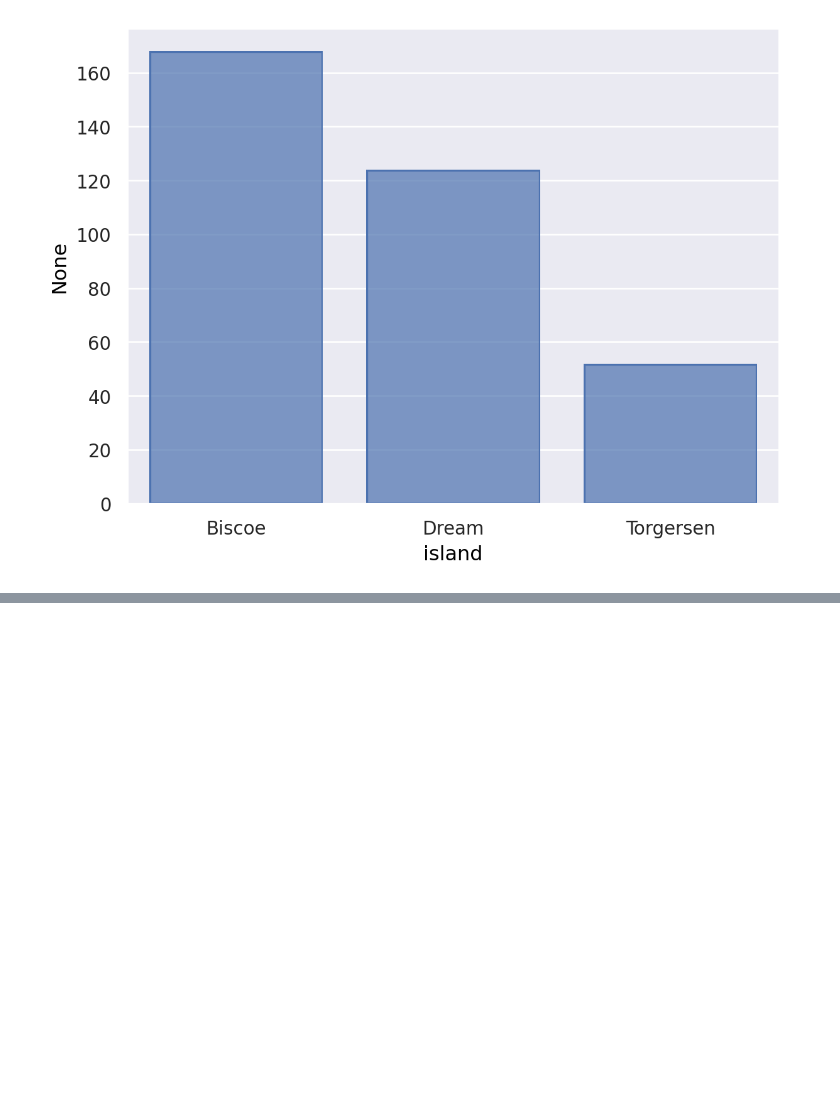
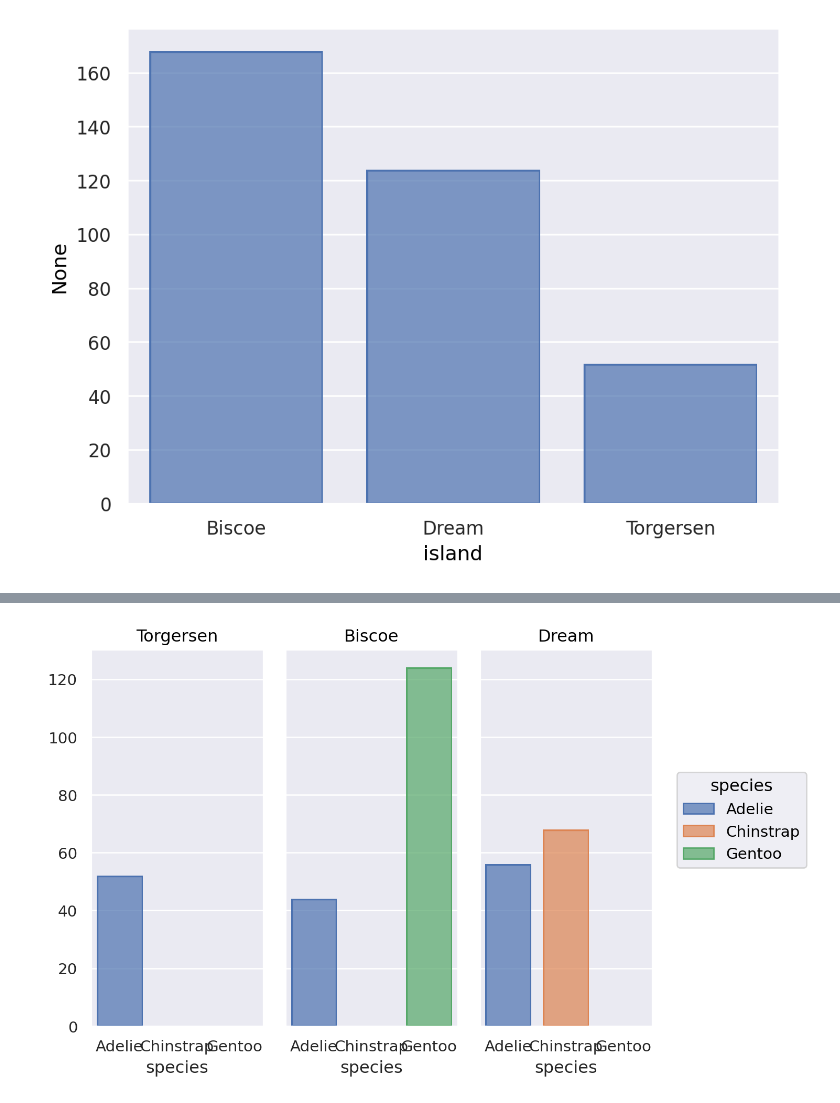
Before and after one commit to sebagarraffo/UBA-LaboDeDatos, a Jupyter notebook: GARRAFFO[3RA_GUIA].ipynb, the cells around one changed output, grey strips where cells are left out. Saved outputs shown, nothing was run; the diff lists cells and outputs as text; code cells hidden in the pictures; blank space fills up the shorter version.

```diff
--- a/GARRAFFO[3RA_GUIA].ipynb
+++ b/GARRAFFO[3RA_GUIA].ipynb
@@ -115,0 +125,8 @@ so.Plot ( data = penguins , ???)
+# %%
+(
+so.Plot (data = penguins , x = "species", color = "species")
+.add (so.Bar(), so.Hist())
+.facet("island")
+)
+# %% [output]
+[figure, added]
```
Also changed, not shown: parts of 6 cells of this notebook.
